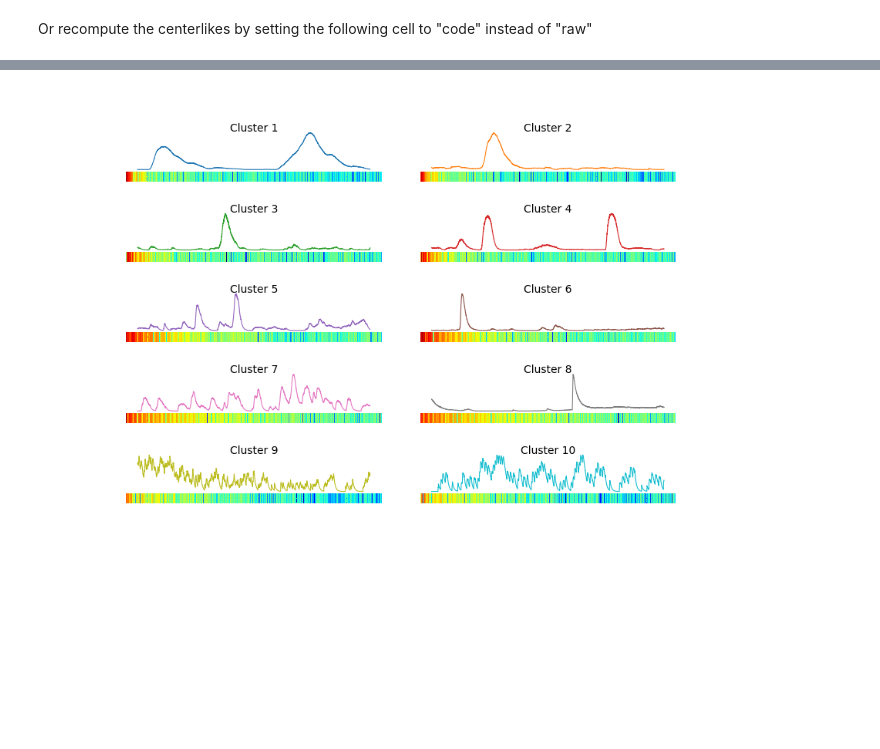
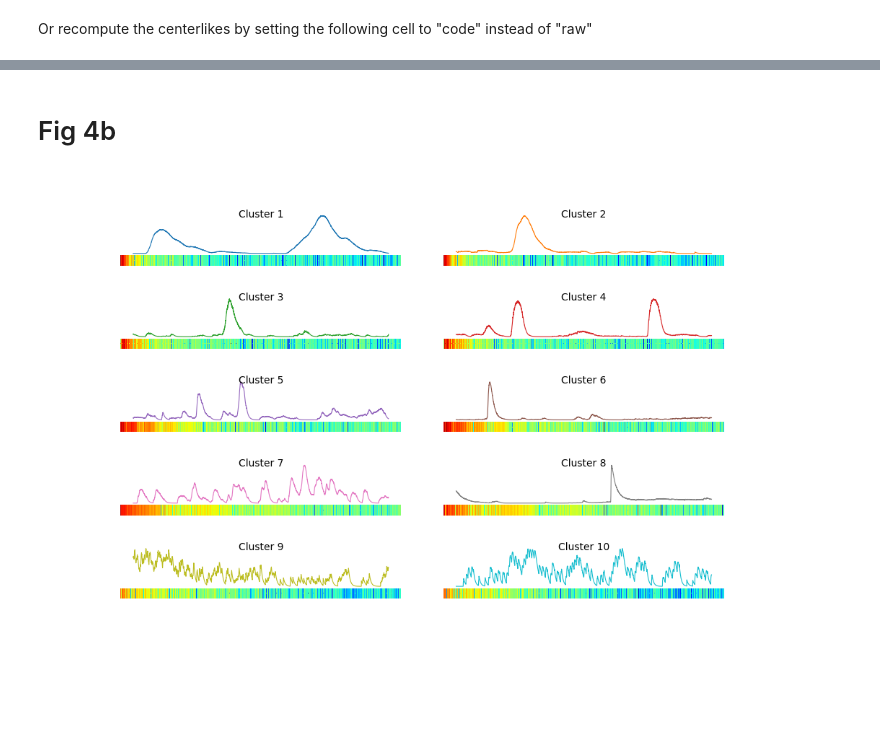
Before and after one commit to kushalkolar/mesmerize_manuscript_notebooks, a Jupyter notebook: hier_cluster_centerlikes.ipynb, the cells around one changed output, grey strips where cells are left out. Drawn from its saved outputs; the diff is of its cells as text; code cells hidden in the pictures; blank space fills up the shorter version.

```diff
--- a/hier_cluster_centerlikes.ipynb
+++ b/hier_cluster_centerlikes.ipynb
@@ -78,32 +89,35 @@ for k in list(center_likes.keys()):
 
 for k in list(center_like_dfts.keys()):
     center_like_dfts[int(k)] = center_like_dfts.pop(k)
+# %% [markdown]
+# Fig 4b
 # %%
 # Draw the centerlikes with the time-domain plotted as trace over a band illustrating the frequency domain of the same data.
 nrows = (4 * 10) + 4
 ncols = 2
 
-fig = plt.figure(figsize=(2.3, 1.9), dpi=400)
+fig = plt.figure(figsize=(2.7, 2.1), dpi=400)
 gs = gridspec.GridSpec(nrows, ncols)
 gs.update(wspace=0.15, hspace=0.0)
 axs = []
 
-indices = product(range(10), range(2))
+plot_ixs = product(range(10), range(2))
 
 cmap = auto_colormap(n_colors=10, cmap='tab10')
 
 cluster_label = 0
-for i, j in indices:
+for i, j in plot_ixs:
     if i % 2 == 0:
         ax = fig.add_subplot(gs[4*i:4*i+4, j])
         ax.plot(center_likes[cluster_label + 1], c=cmap[cluster_label], linewidth=0.2)
         ax.axis('off')
         ax.set_title(f'Cluster {cluster_label + 1}', fontdict={'fontsize': 2.5}, y=0.35)
         cluster_label += 1
     else:
         ax = fig.add_subplot(gs[4*i:4*i+1, j])
-        hm = heatmap(np.array([center_like_dfts[cluster_label], center_like_dfts[cluster_label]]), cmap='jet', ax=ax, cbar=False)
+        a = center_like_dfts[cluster_label]
+        hm = heatmap(np.array([a, a]), cmap='jet', ax=ax, cbar=False, vmin=a.min(), vmax=a.max())
         ax.axis('off')
 # %% [output]
-[figure, old version]
+[figure, new version]
 # %%
```
Also changed, not shown: parts of 4 cells of this notebook, 11 other files.
